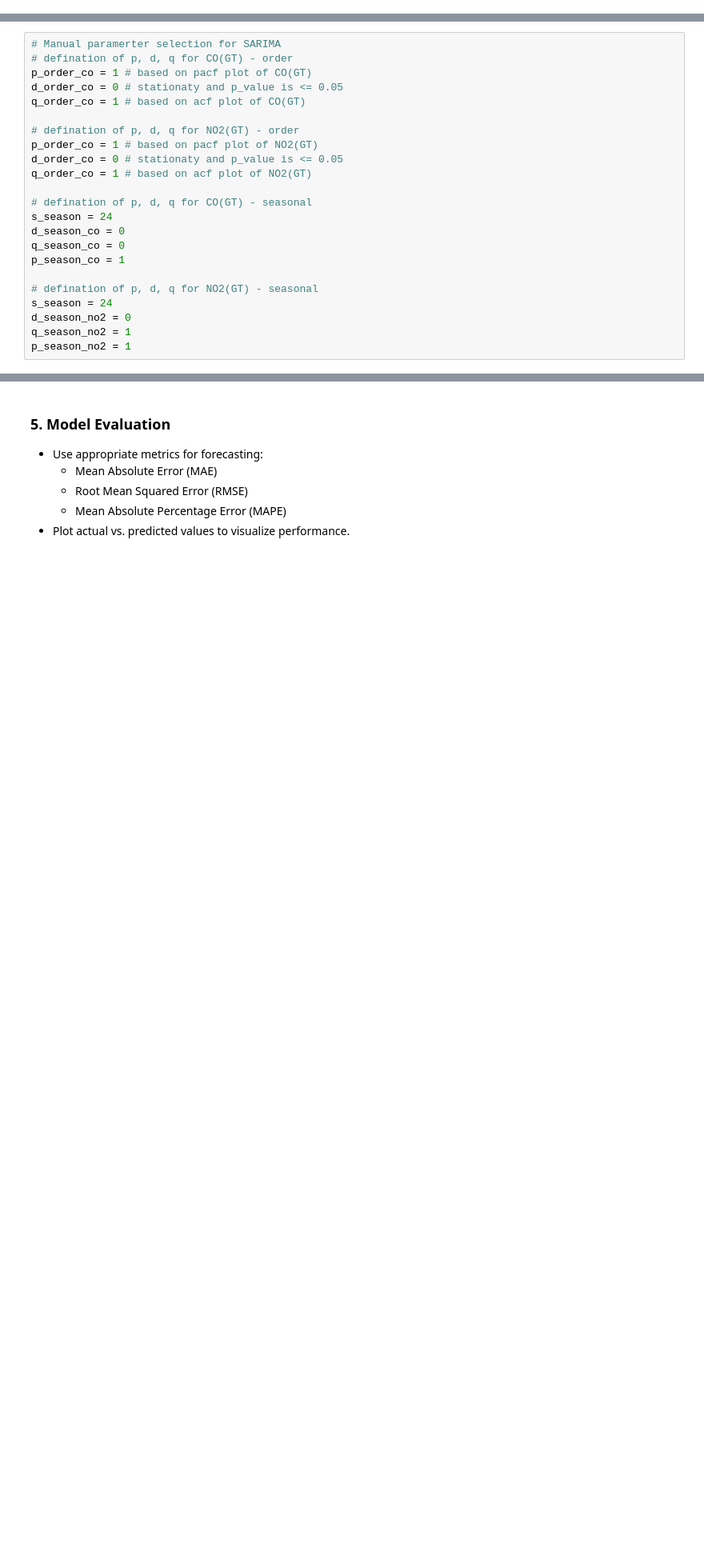
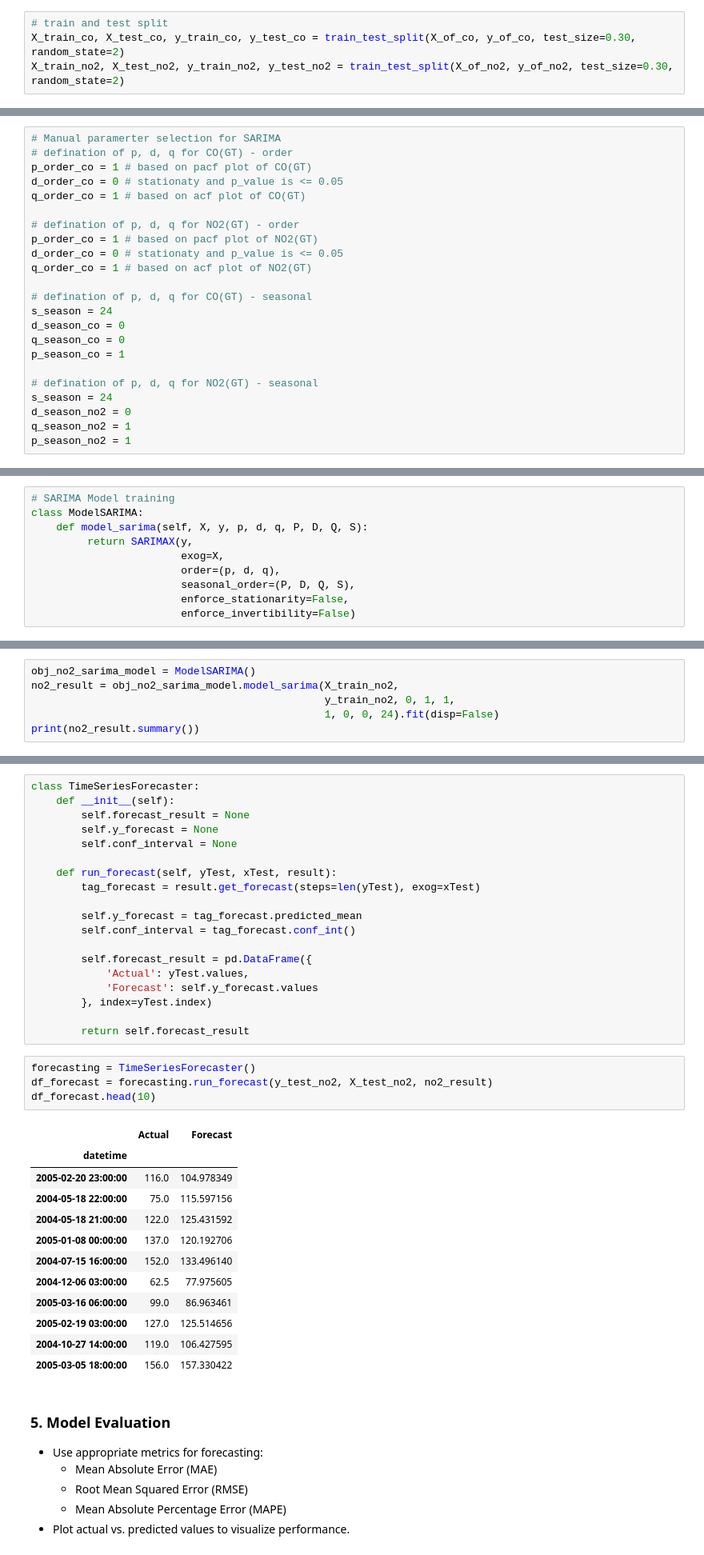
Before and after one commit to avimallik/co_and_no2_time_series_forecasting, a Jupyter notebook: co_and_no2_time_series_forecasting.ipynb, the cells around one changed output, grey strips where cells are left out. Shown at 80% size. Drawn from its saved outputs; the diff is of its cells as text; blank space fills up the shorter version.

Commit message:
train SARIMA model for both CO and NO2 forecast and compare actual and predicted values of CO and NO2

```diff
--- a/co_and_no2_time_series_forecasting.ipynb
+++ b/co_and_no2_time_series_forecasting.ipynb
@@ -523,6 +529,10 @@ Data columns (total 10 columns):
  9   month        7421 non-null   int32
 dtypes: float64(7), int32(3)
 memory usage: 550.8 KB
+# %%
+# train and test split
+X_train_co, X_test_co, y_train_co, y_test_co = train_test_split(X_of_co, y_of_co, test_size=0.30, random_state=2)
+X_train_no2, X_test_no2, y_train_no2, y_test_no2 = train_test_split(X_of_no2, y_of_no2, test_size=0.30, random_state=2)
 # %% [markdown]
 ### 4. Time-Series Forecasting
 - Train separate models for **CO(GT)** and **NO₂(GT)**.
@@ -646,0 +668,10 @@ auto_arima_params('NO2(GT)')
+# %%
+# SARIMA Model training
+class ModelSARIMA:
+    def model_sarima(self, X, y, p, d, q, P, D, Q, S):
+         return SARIMAX(y,
+                        exog=X,
+                        order=(p, d, q),
+                        seasonal_order=(P, D, Q, S),
+                        enforce_stationarity=False,
+                        enforce_invertibility=False)
@@ -646,0 +704,6 @@ auto_arima_params('NO2(GT)')
+# %%
+obj_no2_sarima_model = ModelSARIMA()
+no2_result = obj_no2_sarima_model.model_sarima(X_train_no2,
+                                               y_train_no2, 0, 1, 1,
+                                               1, 0, 0, 24).fit(disp=False)
+print(no2_result.summary())
@@ -647,3 +730,39 @@ auto_arima_params('NO2(GT)')
+# %%
+class TimeSeriesForecaster:
+    def __init__(self):
+        self.forecast_result = None
+        self.y_forecast = None
+        self.conf_interval = None
+
+    def run_forecast(self, yTest, xTest, result):
+        tag_forecast = result.get_forecast(steps=len(yTest), exog=xTest)
+
+        self.y_forecast = tag_forecast.predicted_mean
+        self.conf_interval = tag_forecast.conf_int()
+
+        self.forecast_result = pd.DataFrame({
+            'Actual': yTest.values,
+            'Forecast': self.y_forecast.values
+        }, index=yTest.index)
+
+        return self.forecast_result
+# %%
+forecasting = TimeSeriesForecaster()
+df_forecast = forecasting.run_forecast(y_test_no2, X_test_no2, no2_result)
+df_forecast.head(10)
+# %% [output]
+|  | Actual | Forecast |
+| datetime |  |  |
+| 2005-02-20 23:00:00 | 116.0 | 104.978349 |
+| 2004-05-18 22:00:00 | 75.0 | 115.597156 |
+| 2004-05-18 21:00:00 | 122.0 | 125.431592 |
+| 2005-01-08 00:00:00 | 137.0 | 120.192706 |
+| 2004-07-15 16:00:00 | 152.0 | 133.496140 |
+| 2004-12-06 03:00:00 | 62.5 | 77.975605 |
+| 2005-03-16 06:00:00 | 99.0 | 86.963461 |
+| 2005-02-19 03:00:00 | 127.0 | 125.514656 |
+| 2004-10-27 14:00:00 | 119.0 | 106.427595 |
+| 2005-03-05 18:00:00 | 156.0 | 157.330422 |
 # %% [markdown]
 ### 5. Model Evaluation
 - Use appropriate metrics for forecasting:
```
Also changed, not shown: parts of 12 cells of this notebook.
